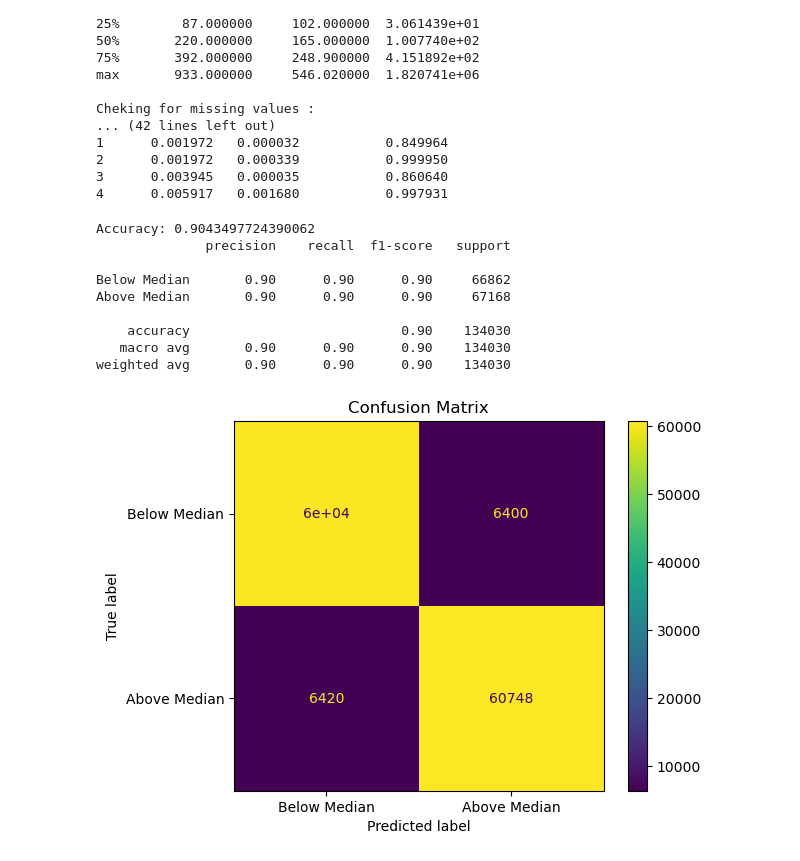
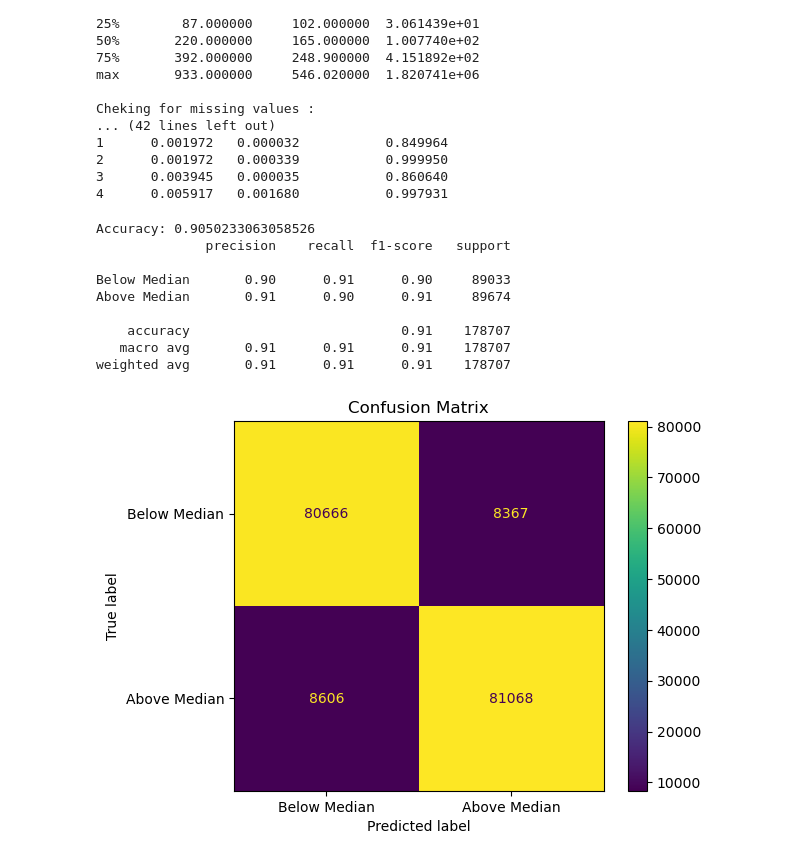
Before and after one commit to mutasim18/Mass-Sceptra-Classification, a Jupyter notebook: Source Code/Naive Bayes.ipynb, the cells around one changed output. Cells and saved outputs as stored; diff of their text form; code cells hidden in the pictures.

```diff
--- a/Source Code/Naive Bayes.ipynb
+++ b/Source Code/Naive Bayes.ipynb
@@ -643,38 +651,38 @@ y = (combined_CM123_data['Y(Counts)'] > combined_CM123_data['Y(Counts)'].median(
 # Split dataset into features and target
 X = combined_CM123_data[['X(Thompsons)', 'cosine_similarity']]
 
 # Split data into training and testing sets
-X_train, X_test, y_train, y_test = train_test_split(X, y, test_size=0.3, random_state=50)
+X_train, X_test, y_train, y_test = train_test_split(X, y, test_size=0.4, random_state=50)
 
 # Initialize SVM Classifier with an RBF kernel
 model = GaussianNB()
 
 # Train the model
 model.fit(X_train, y_train)
 
 # Make predictions
 y_pred = model.predict(X_test)
 
 # Evaluate the model
 accuracy = accuracy_score(y_test, y_pred)
 print(f"Accuracy: {accuracy}")
 
 # Classification Report
 report = classification_report(y_test, y_pred, target_names=["Below Median", "Above Median"])
 print(report)
 
 # Confusion Matrix
 ConfusionMatrixDisplay.from_estimator(model, X_test, y_test, display_labels=["Below Median", "Above Median"])
 plt.title("Confusion Matrix")
 plt.show()
 # %% [output]
-Accuracy: 0.9043497724390062
+Accuracy: 0.9050233063058526
               precision    recall  f1-score   support
 
-Below Median       0.90      0.90      0.90     66862
-Above Median       0.90      0.90      0.90     67168
+Below Median       0.90      0.91      0.90     89033
+Above Median       0.91      0.90      0.91     89674
 
-    accuracy                           0.90    134030
-   macro avg       0.90      0.90      0.90    134030
-weighted avg       0.90      0.90      0.90    134030
+    accuracy                           0.91    178707
+   macro avg       0.91      0.91      0.91    178707
+weighted avg       0.91      0.91      0.91    178707
-[figure, old version]
+[figure, new version]
```
Also changed, not shown: parts of 7 cells of this notebook, 7 other files.
